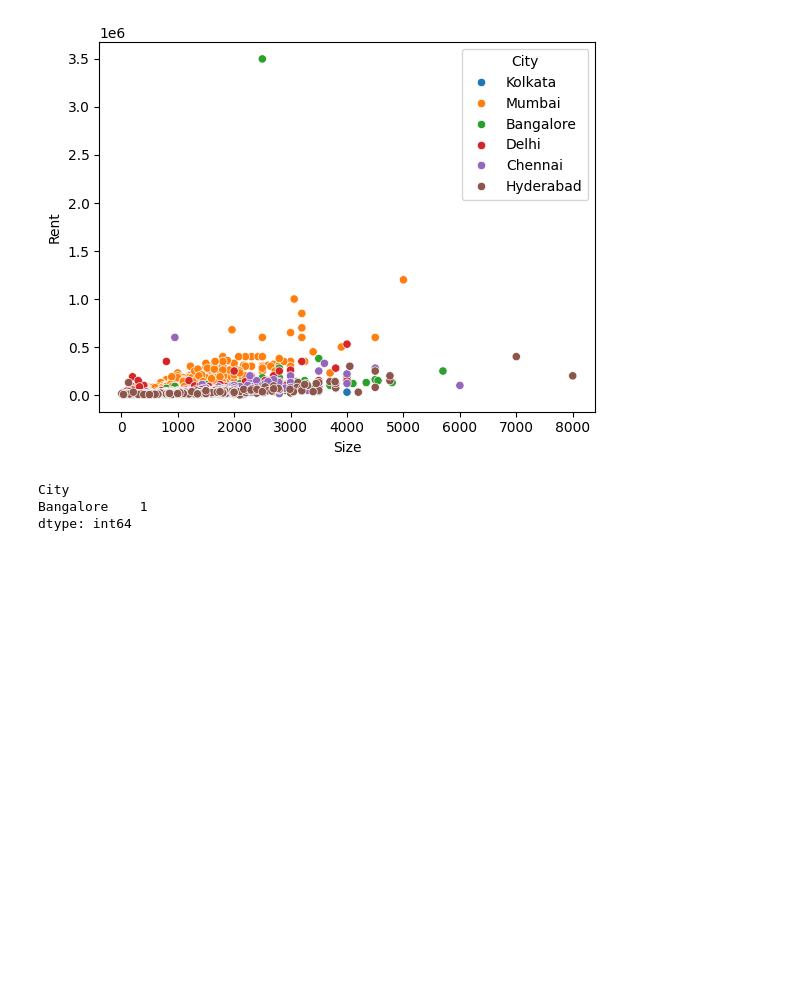
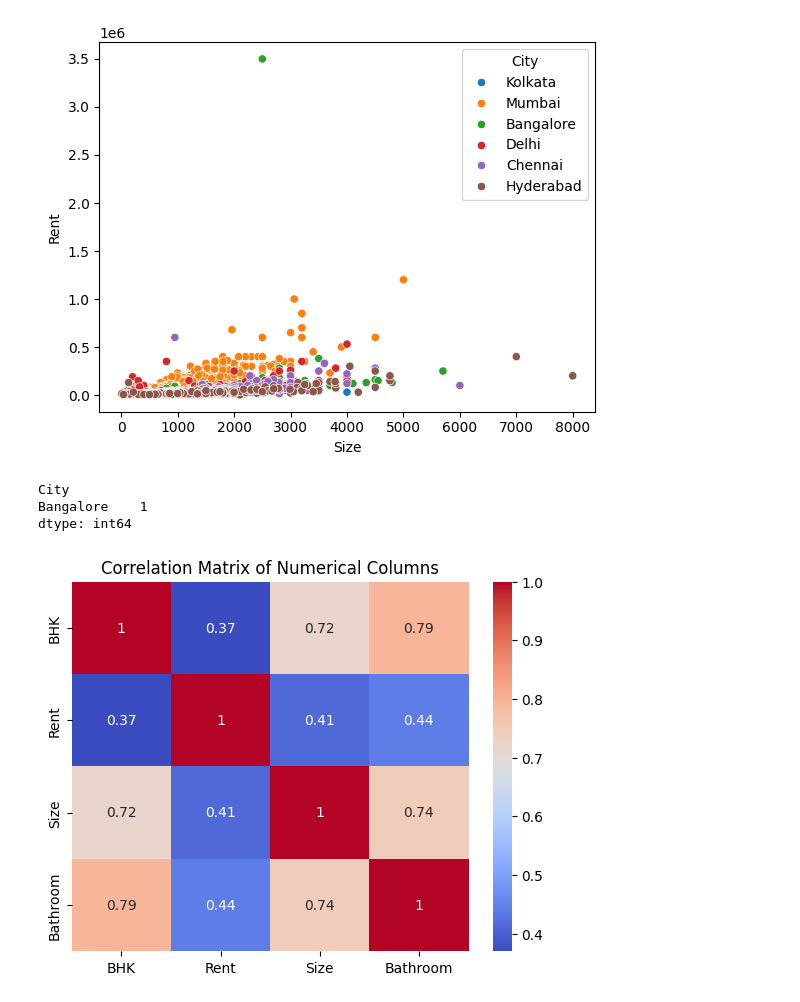
Before and after one commit to FelipeNunesReis/House-rent-prediction, a Jupyter notebook: Houses.ipynb, the cells around one changed output. Drawn from its saved outputs; the diff is of its cells as text; code cells hidden in the pictures; blank space fills up the shorter version.

```diff
--- a/Houses.ipynb
+++ b/Houses.ipynb
@@ -43,3 +43,14 @@ print(city_on_high_rent)
 City
 Bangalore    1
 dtype: int64
+# %%
+import matplotlib.pyplot as plt
+
+
+df_correlation = df.corr(numeric_only=True)
+
+sns.heatmap(df_correlation, annot=True, cmap='coolwarm')
+plt.title('Correlation Matrix of Numerical Columns')
+plt.show()
+# %% [output]
+[figure, added]
```
Also changed, not shown: parts of 16 cells of this notebook.
